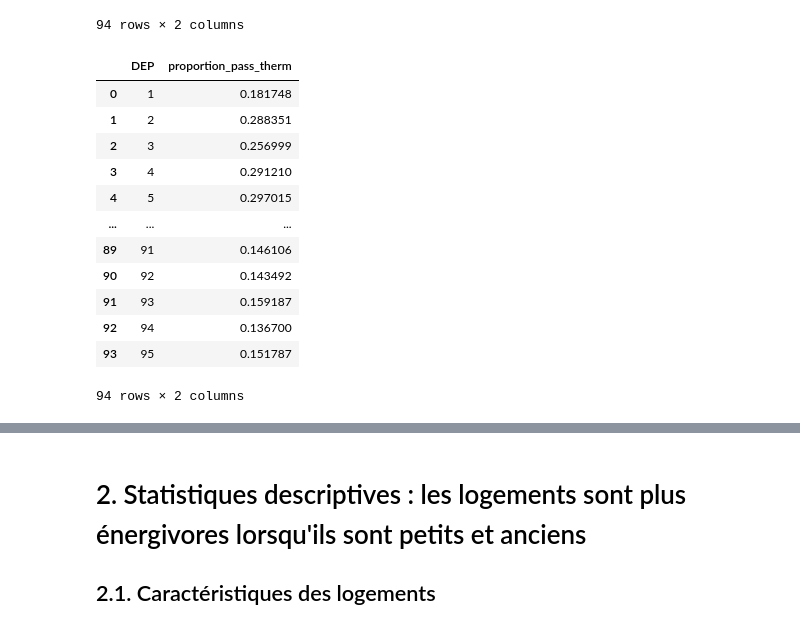
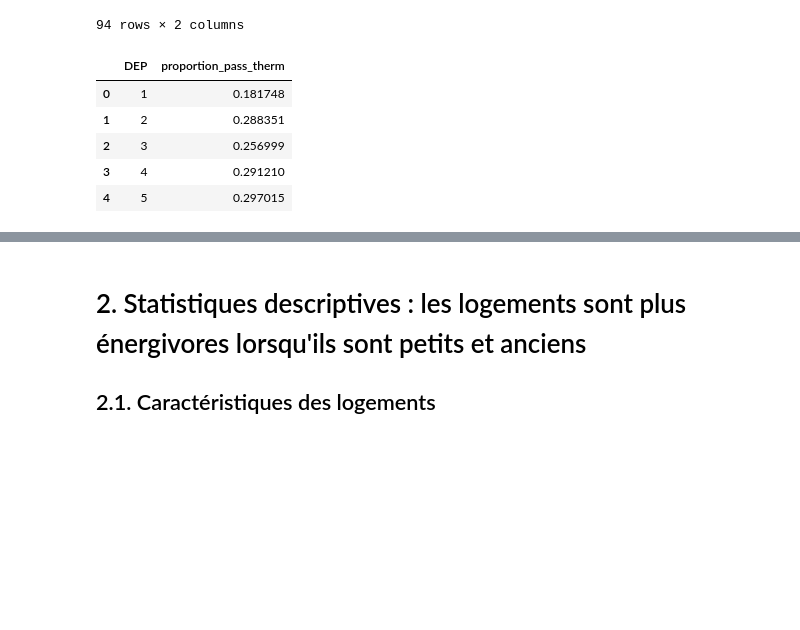
Before and after one commit to f-b-l/python2A, a Jupyter notebook: Master Notebook.ipynb, the cells around one changed output, grey strips where cells are left out. Cells and saved outputs as stored; diff of their text form; code cells hidden in the pictures; blank space fills up the shorter version.

```diff
--- a/Master Notebook.ipynb
+++ b/Master Notebook.ipynb
@@ -1307,24 +1274,17 @@ nb_log
 # %%
 #On calcule la proportion de passoires thermique
 proportion_pass_therm=total_log_dep_pass_therm/total_log_dep
 proportion_pass_therm = pd.DataFrame(proportion_pass_therm)
 proportion_pass_therm=proportion_pass_therm.reset_index()
 proportion_pass_therm=proportion_pass_therm.rename(columns = {0: 'proportion_pass_therm'})
-proportion_pass_therm
+proportion_pass_therm.head()
 # %% [output]
 |  | DEP | proportion_pass_therm |
 | 0 | 1 | 0.181748 |
 | 1 | 2 | 0.288351 |
 | 2 | 3 | 0.256999 |
 | 3 | 4 | 0.291210 |
 | 4 | 5 | 0.297015 |
-| ... | ... | ... |
-| 89 | 91 | 0.146106 |
-| 90 | 92 | 0.143492 |
-| 91 | 93 | 0.159187 |
-| 92 | 94 | 0.136700 |
-| 93 | 95 | 0.151787 |
-94 rows × 2 columns
 # %%
 #On calcule la proportion de propriétaires occupants
 base_log_prop = statut_occup_nb_work[(statut_occup_nb_work["OCC"] == "Propriétaire")]
```
Also changed, not shown: parts of 45 cells of this notebook.
